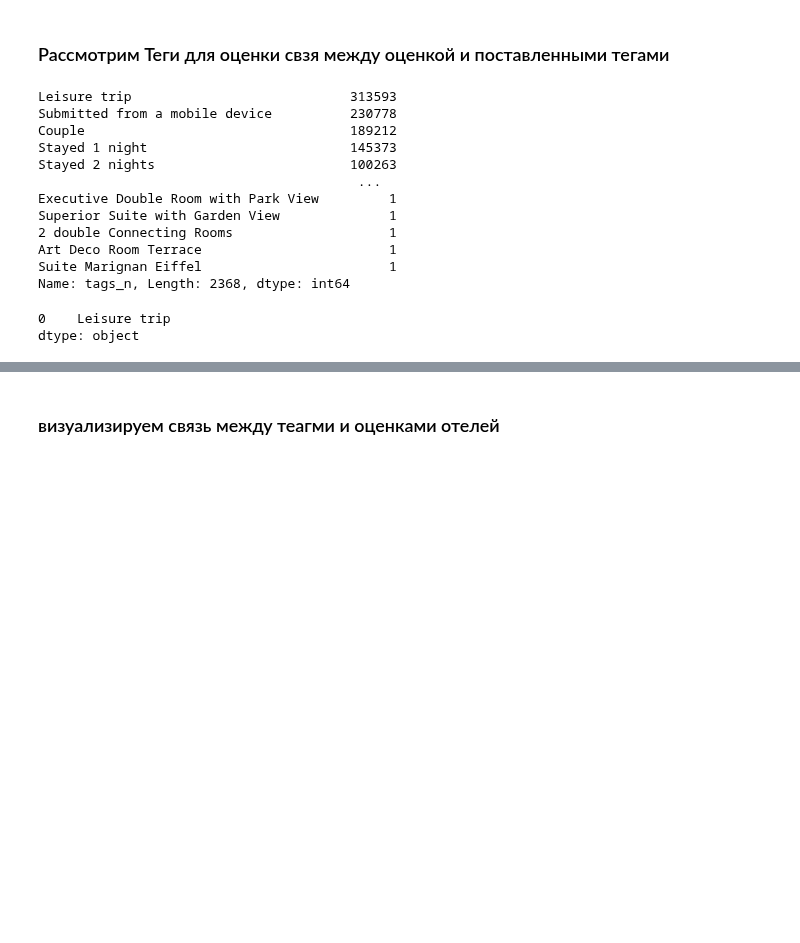
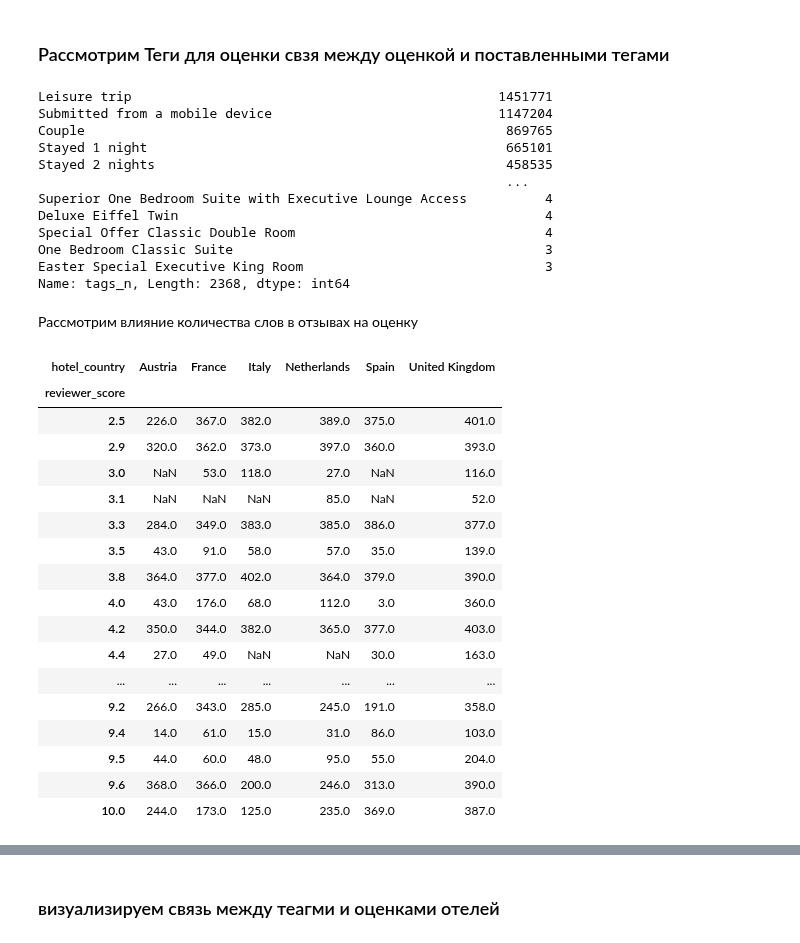
Before and after one commit to AleksandrFrom/SF_DS, a Jupyter notebook: EDA-Project3.ipynb, the cells around one changed output, grey strips where cells are left out. Drawn from its saved outputs; the diff is of its cells as text; code cells hidden in the pictures; blank space fills up the shorter version.

```diff
--- a/EDA-Project3.ipynb
+++ b/EDA-Project3.ipynb
@@ -179,26 +167,47 @@ def re_func(num_tags):
     return found
 
 
-hotels['tags_n'] = hotels['tags'].apply(re_func)
-hotels = hotels.explode('tags_n')
+df_train['tags_n'] = df_train['tags'].apply(re_func)
+df_train = df_train.explode('tags_n')
 
-hotels['tags_n'].unique()
-hotels['tags_n'].value_counts()
+df_train['tags_n'].unique()
+df_train['tags_n'].value_counts()
 # %% [output]
-Leisure trip                            313593
-Submitted from a mobile device          230778
-Couple                                  189212
-Stayed 1 night                          145373
-Stayed 2 nights                         100263
-                                         ...
-Executive Double Room with Park View         1
-Superior Suite with Garden View              1
-2 double Connecting Rooms                    1
-Art Deco Room Terrace                        1
-Suite Marignan Eiffel                        1
+Leisure trip                                               1451771
+Submitted from a mobile device                             1147204
+Couple                                                      869765
+Stayed 1 night                                              665101
+Stayed 2 nights                                             458535
+                                                            ...
+Superior One Bedroom Suite with Executive Lounge Access          4
+Deluxe Eiffel Twin                                               4
+Special Offer Classic Double Room                                4
+One Bedroom Classic Suite                                        3
+Easter Special Executive King Room                               3
 Name: tags_n, Length: 2368, dtype: int64
-# %%
-hotels['tags_n'].mode()
-# %% [output]
-0    Leisure trip
-dtype: object
+# %% [markdown]
+Рассмотрим влияние количества слов в отзывах на оценку
+# %%
+
+#какое количество слов в негативных отзывах оставляют посетители различных стран
+data1 = df_train.pivot_table('review_total_negative_word_counts', index='reviewer_score', columns='hotel_country', aggfunc='max')
+display(data1)
+# %% [output]
+| hotel_country | Austria | France | Italy | Netherlands | Spain | United Kingdom |
+| reviewer_score |  |  |  |  |  |  |
+| 2.5 | 226.0 | 367.0 | 382.0 | 389.0 | 375.0 | 401.0 |
+| 2.9 | 320.0 | 362.0 | 373.0 | 397.0 | 360.0 | 393.0 |
+| 3.0 | NaN | 53.0 | 118.0 | 27.0 | NaN | 116.0 |
+| 3.1 | NaN | NaN | NaN | 85.0 | NaN | 52.0 |
+| 3.3 | 284.0 | 349.0 | 383.0 | 385.0 | 386.0 | 377.0 |
+| 3.5 | 43.0 | 91.0 | 58.0 | 57.0 | 35.0 | 139.0 |
+| 3.8 | 364.0 | 377.0 | 402.0 | 364.0 | 379.0 | 390.0 |
+| 4.0 | 43.0 | 176.0 | 68.0 | 112.0 | 3.0 | 360.0 |
+| 4.2 | 350.0 | 344.0 | 382.0 | 365.0 | 377.0 | 403.0 |
+| 4.4 | 27.0 | 49.0 | NaN | NaN | 30.0 | 163.0 |
+| ... | ... | ... | ... | ... | ... | ... |
+| 9.2 | 266.0 | 343.0 | 285.0 | 245.0 | 191.0 | 358.0 |
+| 9.4 | 14.0 | 61.0 | 15.0 | 31.0 | 86.0 | 103.0 |
+| 9.5 | 44.0 | 60.0 | 48.0 | 95.0 | 55.0 | 204.0 |
+| 9.6 | 368.0 | 366.0 | 200.0 | 246.0 | 313.0 | 390.0 |
+| 10.0 | 244.0 | 173.0 | 125.0 | 235.0 | 369.0 | 387.0 |
```
Also changed, not shown: parts of 20 cells of this notebook.
